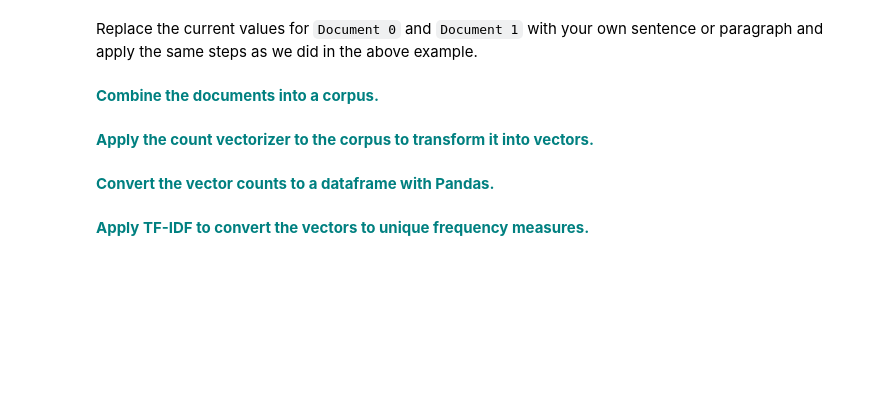
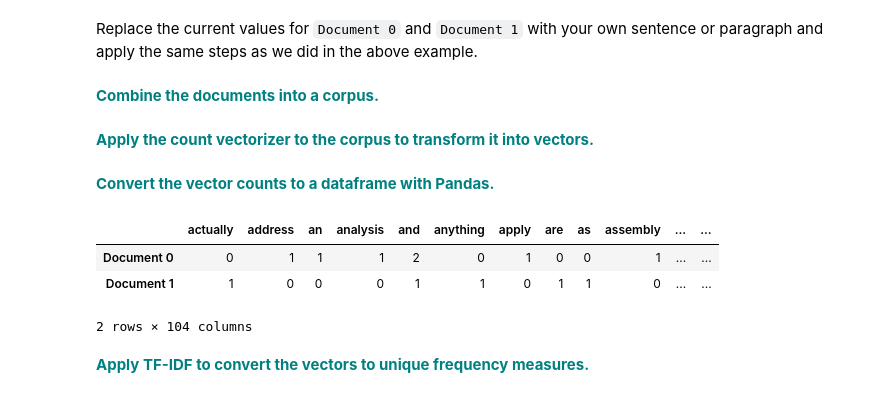
Before and after one commit to trentleslie/Springboard, a Jupyter notebook: 15.5 Case Study - Cosine Similarity/CosineSimilarityCaseStudy/Cosine_Similarity_Case_Study.ipynb, the cells around one changed output. Drawn from its saved outputs; the diff is of its cells as text; code cells hidden in the pictures; blank space fills up the shorter version.

```diff
--- a/15.5 Case Study - Cosine Similarity/CosineSimilarityCaseStudy/Cosine_Similarity_Case_Study.ipynb
+++ b/15.5 Case Study - Cosine Similarity/CosineSimilarityCaseStudy/Cosine_Similarity_Case_Study.ipynb
@@ -92,5 +111,13 @@ cosine_similarity(trsfm[0:1], trsfm)
 Replace the current values for `Document 0` and `Document 1` with your own sentence or paragraph and apply the same steps as we did in the above example.
 # %% [markdown]
  **<font color='teal'> Combine the documents into a corpus.</font>**
+# %%
+count_vect = CountVectorizer()
+Document1 = "I apply the authors’ logic here. Principal component analysis (PCA) is an important technique to understand in the fields of statistics and data science… but when putting a lesson together for my General Assembly students, I found that the resources online were too technical, didn’t fully address our needs, and/or provided conflicting information. It’s safe to say that I’m not “entirely satisfied with the available texts” here."
+Document2 = "First, consider a dataset in only two dimensions, like (height, weight). This dataset can be plotted as points in a plane. But if we want to tease out variation, PCA finds a new coordinate system in which every point has a new (x,y) value. The axes don't actually mean anything physical; they're combinations of height and weight called 'principal components' that are chosen to give one axes lots of variation."
+
+corpus = [Document1,Document2]
+
+X_train_counts = count_vect.fit_transform(corpus)
 # %% [markdown]
  **<font color='teal'> Apply the count vectorizer to the corpus to transform it into vectors.</font>**
@@ -97,4 +127,11 @@ Replace the current values for `Document 0` and `Document 1` with your own sente
 # %% [markdown]
  **<font color='teal'> Convert the vector counts to a dataframe with Pandas.</font>**
+# %%
+pd.DataFrame(X_train_counts.toarray(),columns=count_vect.get_feature_names(),index=['Document 0','Document 1'])
+# %% [output]
+|  | actually | address | an | analysis | and | anything | apply | are | as | assembly | ... | ... |
+| Document 0 | 0 | 1 | 1 | 1 | 2 | 0 | 1 | 0 | 0 | 1 | ... | ... |
+| Document 1 | 1 | 0 | 0 | 0 | 1 | 1 | 0 | 1 | 1 | 0 | ... | ... |
+2 rows × 104 columns
 # %% [markdown]
  **<font color='teal'> Apply TF-IDF to convert the vectors to unique frequency measures.</font>**
```
Also changed, not shown: parts of 10 cells of this notebook.
